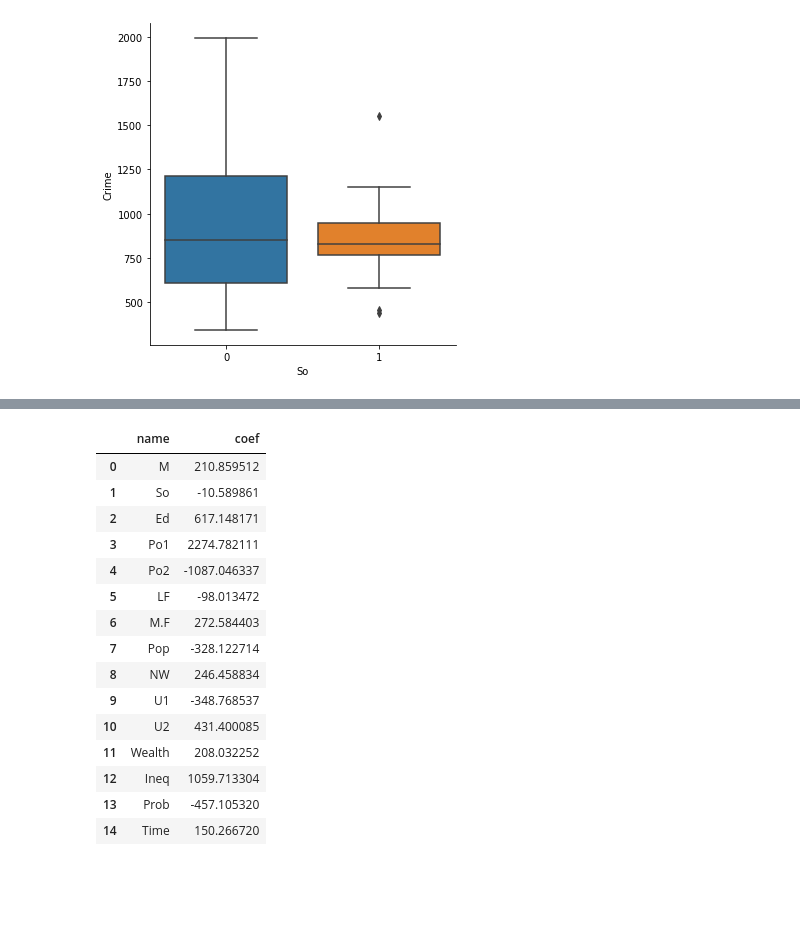
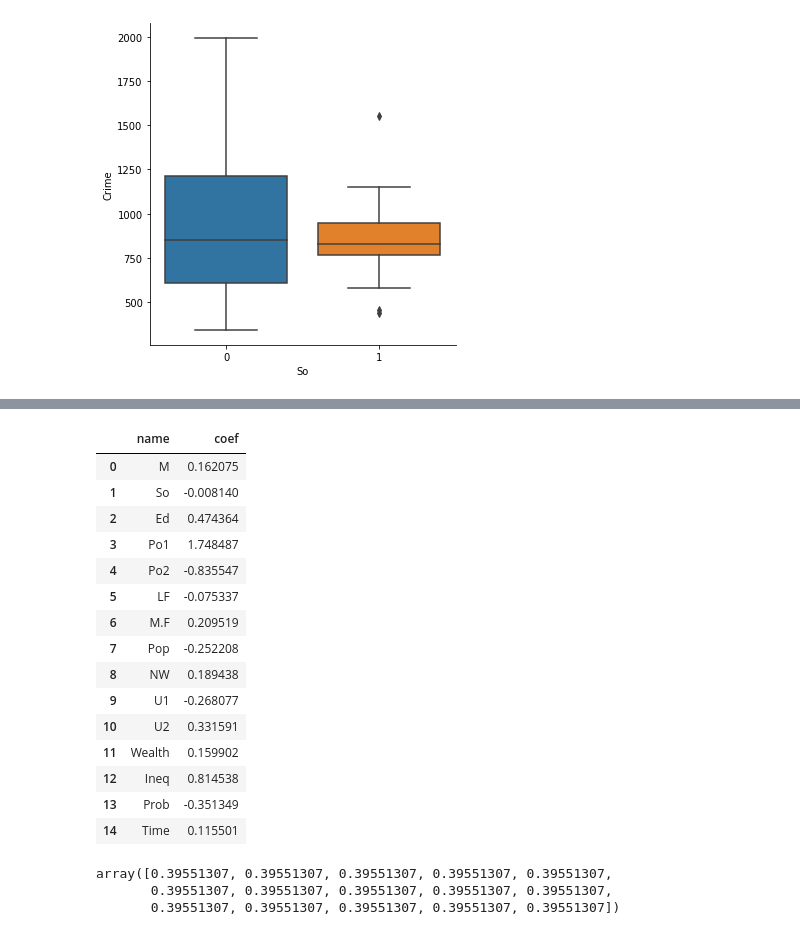
Before and after one commit to shreyansh273/GTx_6501, a Jupyter notebook: Week_3.ipynb, the cells around one changed output, grey strips where cells are left out. Saved outputs shown, nothing was run; the diff lists cells and outputs as text; code cells hidden in the pictures; blank space fills up the shorter version.

Commit message:
Added lasso regression but not converging

```diff
--- a/Week_3.ipynb
+++ b/Week_3.ipynb
@@ -94,11 +99,15 @@ X_train, X_test, y_train, y_test = train_test_split(X, y, test_size=0.3, random_
 scaler = MinMaxScaler()
 X_train_scaled = scaler.fit_transform(X_train)
 X_test_scaled = scaler.transform(X_test)
+# %%
+scaler2 = MinMaxScaler()
+y_train_scaled = scaler2.fit_transform(np.array(y_train).reshape(-1,1))
+y_test_scaled = scaler2.transform(np.array(y_test).reshape(-1,1))
 # %%
 from sklearn.linear_model import LinearRegression
 from sklearn.metrics import r2_score
 # %%
 linreg = LinearRegression()
-linreg.fit(X_train_scaled, y_train)
+linreg.fit(X_train_scaled, y_train_scaled)
 linreg_pred = linreg.predict(X_test_scaled)
 # %%
@@ -112,21 +121,20 @@ print(r2_score(y_test, linreg_pred))
 # %%
-model_results = pd.DataFrame({'name':crime.columns[0:len(crime.columns)-1], 'coef':linreg.coef_})
+model_coef = pd.DataFrame({'name':np.array(X.columns), 'coef':linreg.coef_.flatten()})
+model_coef
+# %% [output]
+|  | name | coef |
+| 0 | M | 0.162075 |
+| 1 | So | -0.008140 |
+| 2 | Ed | 0.474364 |
+| 3 | Po1 | 1.748487 |
+| 4 | Po2 | -0.835547 |
+| 5 | LF | -0.075337 |
+| 6 | M.F | 0.209519 |
+| 7 | Pop | -0.252208 |
+| 8 | NW | 0.189438 |
+| 9 | U1 | -0.268077 |
+| 10 | U2 | 0.331591 |
+| 11 | Wealth | 0.159902 |
+| 12 | Ineq | 0.814538 |
+| 13 | Prob | -0.351349 |
+| 14 | Time | 0.115501 |
-# %%
-model_results
-# %% [output]
-|  | name | coef |
-| 0 | M | 210.859512 |
-| 1 | So | -10.589861 |
-| 2 | Ed | 617.148171 |
-| 3 | Po1 | 2274.782111 |
-| 4 | Po2 | -1087.046337 |
-| 5 | LF | -98.013472 |
-| 6 | M.F | 272.584403 |
-| 7 | Pop | -328.122714 |
-| 8 | NW | 246.458834 |
-| 9 | U1 | -348.768537 |
-| 10 | U2 | 431.400085 |
-| 11 | Wealth | 208.032252 |
-| 12 | Ineq | 1059.713304 |
-| 13 | Prob | -457.105320 |
-| 14 | Time | 150.266720 |
@@ -132,0 +147,6 @@ model_results
+# %%
+lasso_pred
+# %% [output]
+array([0.39551307, 0.39551307, 0.39551307, 0.39551307, 0.39551307,
+       0.39551307, 0.39551307, 0.39551307, 0.39551307, 0.39551307,
+       0.39551307, 0.39551307, 0.39551307, 0.39551307, 0.39551307])
```
Also changed, not shown: parts of 4 cells of this notebook.
